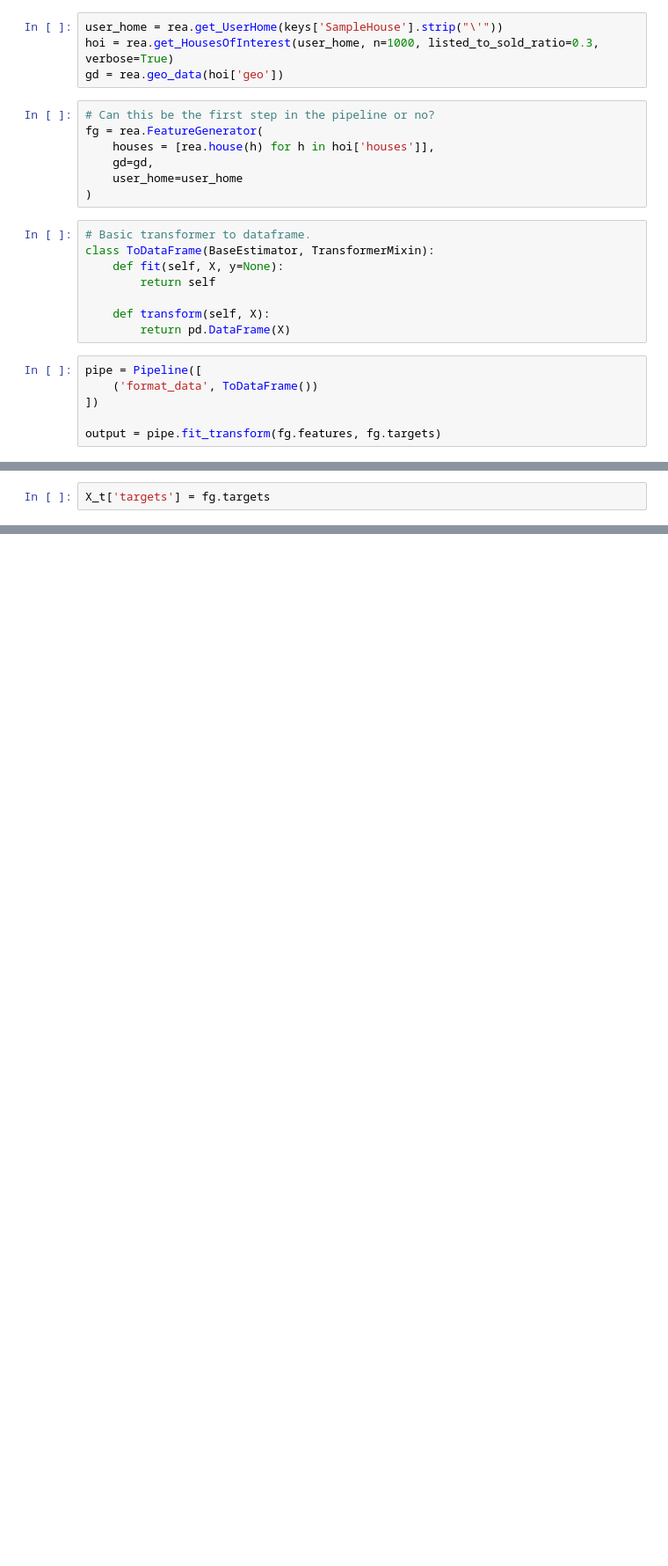
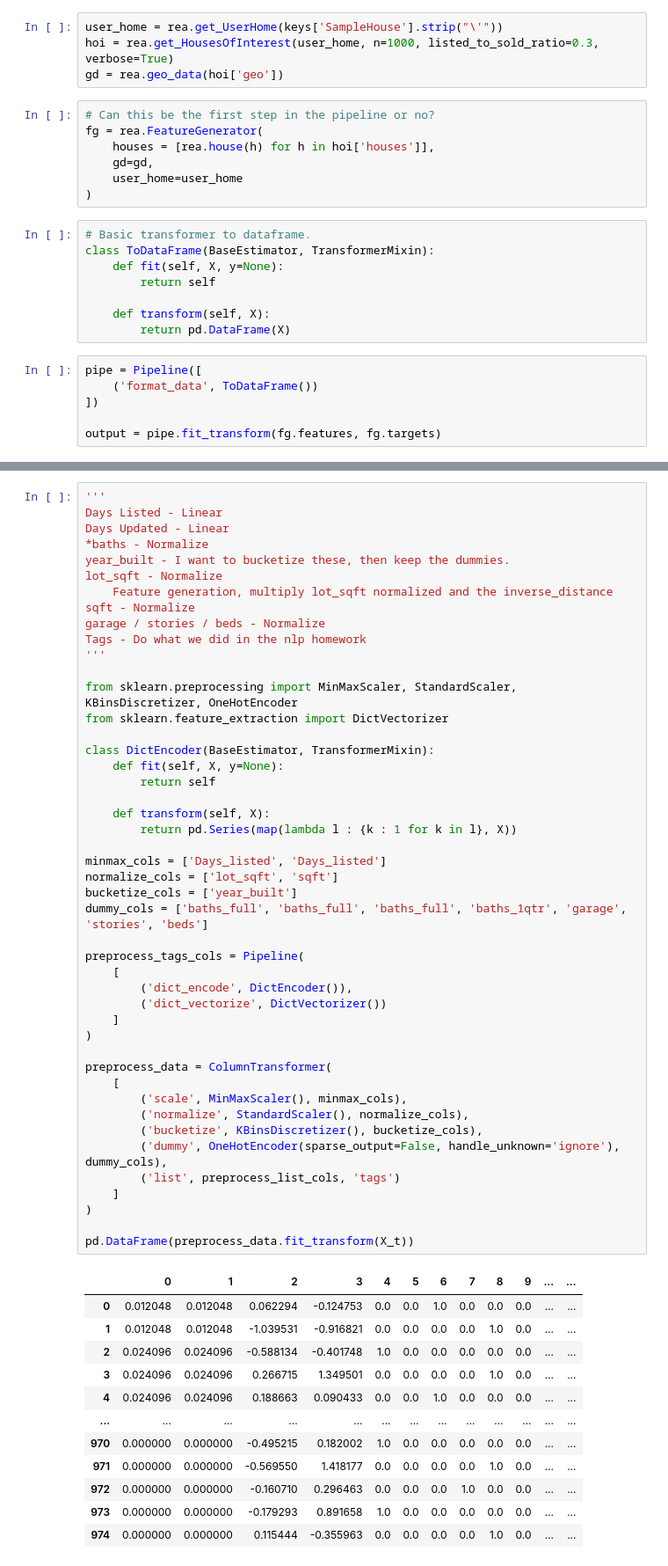
Before and after one commit to AndrewCoogan/BHU, a Jupyter notebook: Housing API Playground.ipynb, the cells around one changed output, grey strips where cells are left out. Shown at 88% size. Cells and saved outputs as stored; diff of their text form; blank space fills up the shorter version.

Commit message:
column transforming pipeline generation

```diff
--- a/Housing API Playground.ipynb
+++ b/Housing API Playground.ipynb
@@ -90,2 +89,0 @@ X_t
-# %%
-X_t['targets'] = fg.targets
@@ -101,0 +119,59 @@ dict_keys(['primary_photo', 'last_update_date', 'source', 'tags', 'permalink', '
+# %%
+'''
+Days Listed - Linear
+Days Updated - Linear
+*baths - Normalize
+year_built - I want to bucketize these, then keep the dummies.
+lot_sqft - Normalize
+    Feature generation, multiply lot_sqft normalized and the inverse_distance
+sqft - Normalize
+garage / stories / beds - Normalize
+Tags - Do what we did in the nlp homework
+'''
+
+from sklearn.preprocessing import MinMaxScaler, StandardScaler, KBinsDiscretizer, OneHotEncoder
+from sklearn.feature_extraction import DictVectorizer
+
+class DictEncoder(BaseEstimator, TransformerMixin):
+    def fit(self, X, y=None):
+        return self
+
+    def transform(self, X):
+        return pd.Series(map(lambda l : {k : 1 for k in l}, X))
+
+minmax_cols = ['Days_listed', 'Days_listed']
+normalize_cols = ['lot_sqft', 'sqft']
+bucketize_cols = ['year_built']
+dummy_cols = ['baths_full', 'baths_full', 'baths_full', 'baths_1qtr', 'garage', 'stories', 'beds']
+
+preprocess_tags_cols = Pipeline(
+    [
+        ('dict_encode', DictEncoder()),
+        ('dict_vectorize', DictVectorizer())
+    ]
+)
+
+preprocess_data = ColumnTransformer(
+    [
+        ('scale', MinMaxScaler(), minmax_cols),
+        ('normalize', StandardScaler(), normalize_cols),
+        ('bucketize', KBinsDiscretizer(), bucketize_cols),
+        ('dummy', OneHotEncoder(sparse_output=False, handle_unknown='ignore'), dummy_cols),
+        ('list', preprocess_list_cols, 'tags')
+    ]
+)
+
+pd.DataFrame(preprocess_data.fit_transform(X_t))
+# %% [output]
+|  | 0 | 1 | 2 | 3 | 4 | 5 | 6 | 7 | 8 | 9 | ... | ... |
+| 0 | 0.012048 | 0.012048 | 0.062294 | -0.124753 | 0.0 | 0.0 | 1.0 | 0.0 | 0.0 | 0.0 | ... | ... |
+| 1 | 0.012048 | 0.012048 | -1.039531 | -0.916821 | 0.0 | 0.0 | 0.0 | 0.0 | 1.0 | 0.0 | ... | ... |
+| 2 | 0.024096 | 0.024096 | -0.588134 | -0.401748 | 1.0 | 0.0 | 0.0 | 0.0 | 0.0 | 0.0 | ... | ... |
+| 3 | 0.024096 | 0.024096 | 0.266715 | 1.349501 | 0.0 | 0.0 | 0.0 | 0.0 | 1.0 | 0.0 | ... | ... |
+| 4 | 0.024096 | 0.024096 | 0.188663 | 0.090433 | 0.0 | 0.0 | 1.0 | 0.0 | 0.0 | 0.0 | ... | ... |
+| ... | ... | ... | ... | ... | ... | ... | ... | ... | ... | ... | ... | ... |
+| 970 | 0.000000 | 0.000000 | -0.495215 | 0.182002 | 1.0 | 0.0 | 0.0 | 0.0 | 0.0 | 0.0 | ... | ... |
+| 971 | 0.000000 | 0.000000 | -0.569550 | 1.418177 | 0.0 | 0.0 | 0.0 | 0.0 | 1.0 | 0.0 | ... | ... |
+| 972 | 0.000000 | 0.000000 | -0.160710 | 0.296463 | 0.0 | 0.0 | 0.0 | 1.0 | 0.0 | 0.0 | ... | ... |
+| 973 | 0.000000 | 0.000000 | -0.179293 | 0.891658 | 1.0 | 0.0 | 0.0 | 0.0 | 0.0 | 0.0 | ... | ... |
+| 974 | 0.000000 | 0.000000 | 0.115444 | -0.355963 | 0.0 | 0.0 | 0.0 | 0.0 | 1.0 | 0.0 | ... | ... |
```
Also changed, not shown: parts of 8 cells of this notebook, 1 other file.
